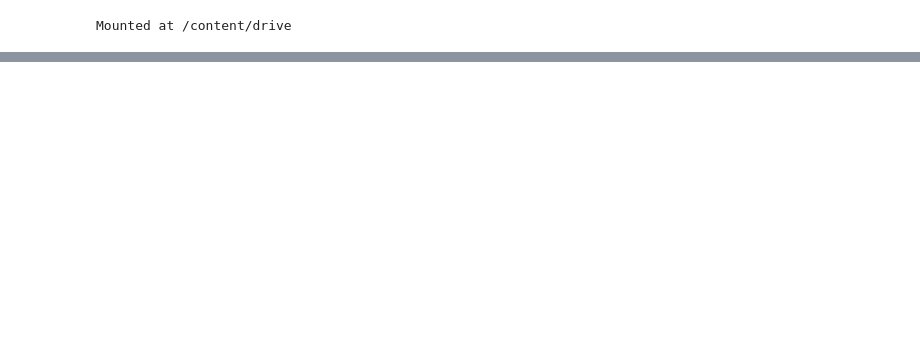
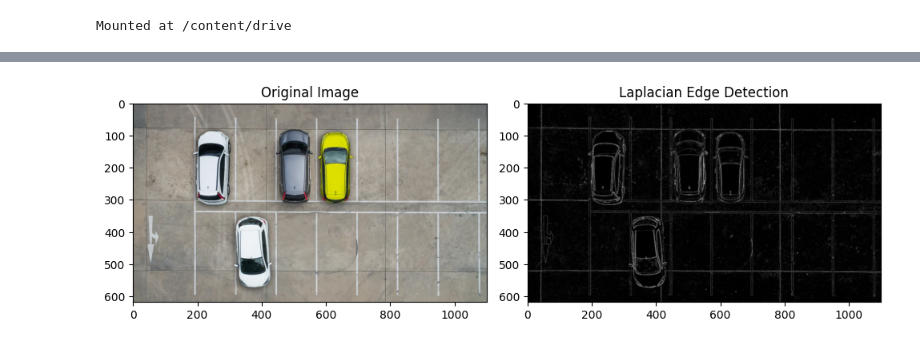
Before and after one commit to sbylash/23_Shasia-Sasa_PCVK, a Jupyter notebook: Week11.ipynb, the cells around one changed output, grey strips where cells are left out. Cells and saved outputs as stored; diff of their text form; code cells hidden in the pictures; blank space fills up the shorter version.

```diff
--- a/Week11.ipynb
+++ b/Week11.ipynb
@@ -25,0 +156,19 @@ FileNotFoundError: [Errno 2] No such file or directory: 'dataset/sliced'
+# %%
+# Laplacian Edge Detection
+laplacian = cv.Laplacian(imgGray.copy(), cv.CV_64F)
+laplacian_abs = cv.convertScaleAbs(laplacian)
+
+# Menampilkan gambar asli dan hasil deteksi tepi dengan Sobel
+plt.figure(figsize=(10, 6))
+plt.subplot(221)
+plt.title('Original Image')
+plt.imshow(img)
+
+plt.subplot(222)
+plt.title('Laplacian Edge Detection')
+plt.imshow(laplacian_abs, cmap='gray')
+
+plt.tight_layout()
+plt.show()
+# %% [output]
+[figure, added]
```
Also changed, not shown: parts of 17 cells of this notebook.
